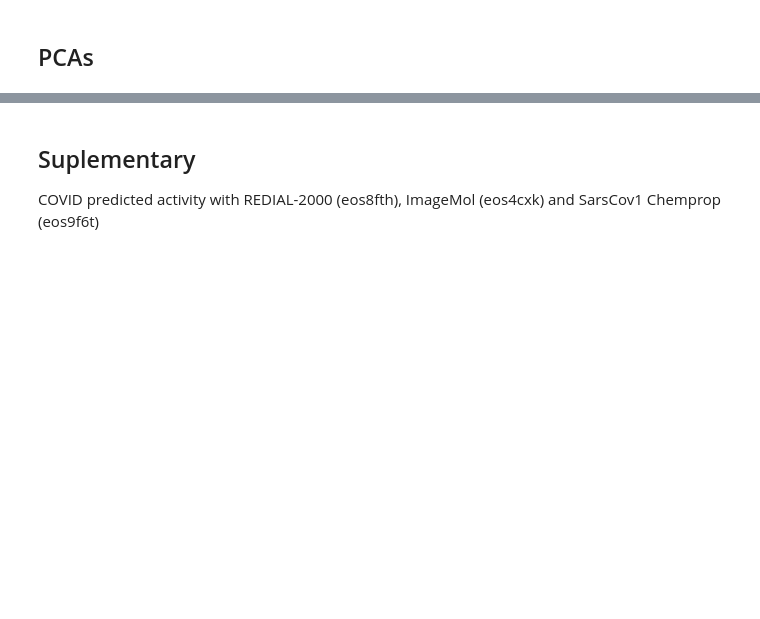
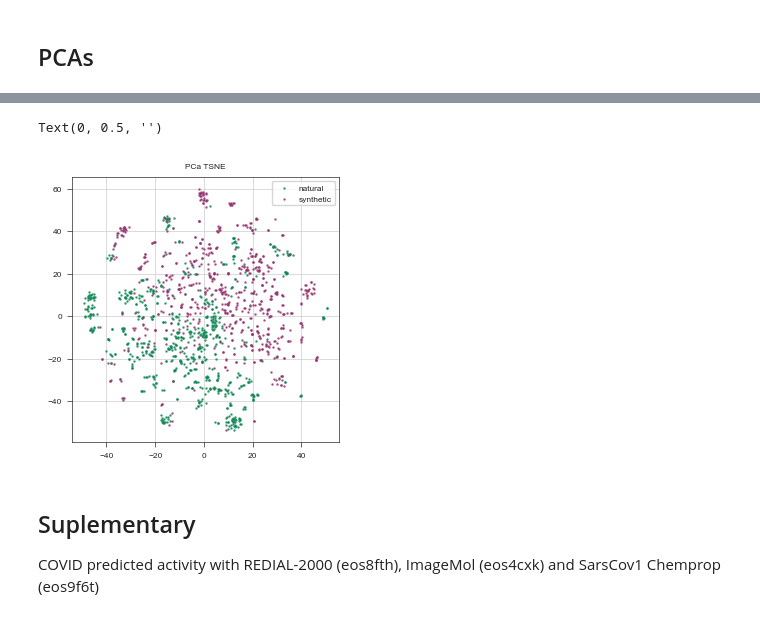
Before and after one commit to ersilia-os/sars-cov-2-chemspace, a Jupyter notebook: notebooks/02_ChemicalSpaceExploration.ipynb, the cells around one changed output, grey strips where cells are left out. Saved outputs shown, nothing was run; the diff lists cells and outputs as text; code cells hidden in the pictures; blank space fills up the shorter version.

```diff
--- a/notebooks/02_ChemicalSpaceExploration.ipynb
+++ b/notebooks/02_ChemicalSpaceExploration.ipynb
@@ -412,3 +412,32 @@ ax.scatter(sd_df["PCA1"].tolist(), sd_df["PCA2"].tolist(), sd_df["PCA3"].tolist(
+# %%
+# do TSNE on the PCA components
+np_df = pd.read_csv("../data/np_pca.csv")
+sd_df = pd.read_csv("../data/sd_pca.csv")
+df = pd.concat([
+    np_df.assign(category='natural'),
+    sd_df.assign(category='synthetic')
+], ignore_index=True)
+
+cols = [c for c in np_df.columns if "PCA" in c]
+
+fig, axs = stylia.create_figure(1,1, width=ONE_COLUMN_WIDTH, height=ONE_COLUMN_WIDTH)
+ax = axs.next()
+descs_array = df[cols]
+tsne = TSNE(n_components=2, perplexity=30)
+tsne_results = tsne.fit_transform(descs_array)
+nat_idx = df[df['category'] == 'natural'].index
+syn_idx = df[df['category'] == 'synthetic'].index
+tsne_nat = tsne_results[nat_idx]
+tsne_syn = tsne_results[syn_idx]
+ax.scatter(tsne_nat[:,0], tsne_nat[:,1], alpha = 0.7, label="natural", color = npc, s=0.7)
+ax.scatter(tsne_syn[:,0], tsne_syn[:,1], alpha = 0.7, label = "synthetic", color=spc, s=0.7)
+ax.legend()
+ax.set_title("PCa TSNE")
+ax.set_xlabel("")
+ax.set_ylabel("")
+# %% [output]
+Text(0, 0.5, '')
+[figure, added]
 # %% [markdown]
 ## Suplementary
 
```
Also changed, not shown: parts of 1 cell of this notebook, 11 other files.
